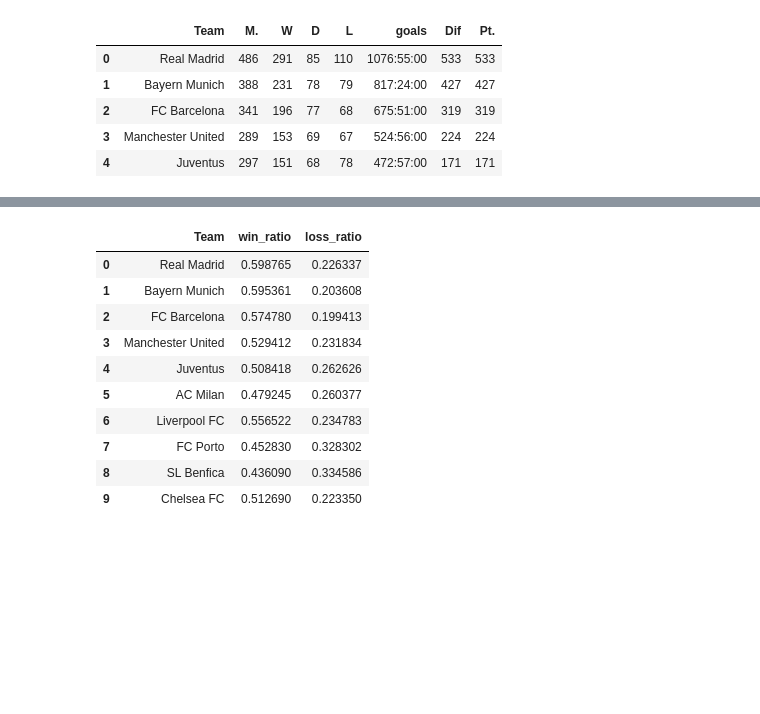
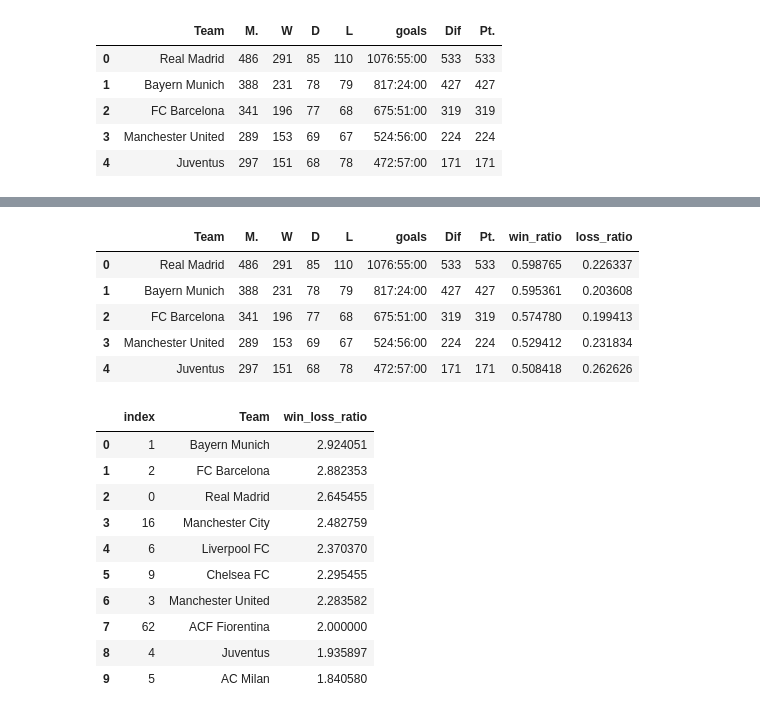
Before and after one commit to TanjiEvan/UEFA-CL-ANALYSIS-1955-2023-, a Jupyter notebook: Champions_League_Analysis.ipynb, the cells around one changed output, grey strips where cells are left out. Drawn from its saved outputs; the diff is of its cells as text; code cells hidden in the pictures; blank space fills up the shorter version.

```diff
--- a/Champions_League_Analysis.ipynb
+++ b/Champions_League_Analysis.ipynb
@@ -128,16 +130,0 @@ all_time.tail()
-# %%
-all_time["win_ratio"] = all_time["W"] / all_time["M."]
-all_time["loss_ratio"] = all_time["L"] / all_time["M."]
-all_time[["Team", "win_ratio", "loss_ratio"]].head(10)
-# %% [output]
-|  | Team | win_ratio | loss_ratio |
-| 0 | Real Madrid | 0.598765 | 0.226337 |
-| 1 | Bayern Munich | 0.595361 | 0.203608 |
-| 2 | FC Barcelona | 0.574780 | 0.199413 |
-| 3 | Manchester United | 0.529412 | 0.231834 |
-| 4 | Juventus | 0.508418 | 0.262626 |
-| 5 | AC Milan | 0.479245 | 0.260377 |
-| 6 | Liverpool FC | 0.556522 | 0.234783 |
-| 7 | FC Porto | 0.452830 | 0.328302 |
-| 8 | SL Benfica | 0.436090 | 0.334586 |
-| 9 | Chelsea FC | 0.512690 | 0.223350 |
@@ -151,0 +131,27 @@ fig.show()
+# %%
+filtered_df = all_time[all_time['M.'] > 31.5]
+filtered_df.head()
+# %% [output]
+|  | Team | M. | W | D | L | goals | Dif | Pt. | win_ratio | loss_ratio |
+| 0 | Real Madrid | 486 | 291 | 85 | 110 | 1076:55:00 | 533 | 533 | 0.598765 | 0.226337 |
+| 1 | Bayern Munich | 388 | 231 | 78 | 79 | 817:24:00 | 427 | 427 | 0.595361 | 0.203608 |
+| 2 | FC Barcelona | 341 | 196 | 77 | 68 | 675:51:00 | 319 | 319 | 0.574780 | 0.199413 |
+| 3 | Manchester United | 289 | 153 | 69 | 67 | 524:56:00 | 224 | 224 | 0.529412 | 0.231834 |
+| 4 | Juventus | 297 | 151 | 68 | 78 | 472:57:00 | 171 | 171 | 0.508418 | 0.262626 |
+# %%
+filtered_df["win_loss_ratio"] = filtered_df["W"] / all_time["L"]
+#filtered_df["loss_ratio"] = filtered_df["L"] / all_time["M."]
+top_10 =filtered_df[["Team", "win_loss_ratio"]].sort_values(by="win_loss_ratio",ascending=False).head(10).reset_index()
+top_10
+# %% [output]
+|  | index | Team | win_loss_ratio |
+| 0 | 1 | Bayern Munich | 2.924051 |
+| 1 | 2 | FC Barcelona | 2.882353 |
+| 2 | 0 | Real Madrid | 2.645455 |
+| 3 | 16 | Manchester City | 2.482759 |
+| 4 | 6 | Liverpool FC | 2.370370 |
+| 5 | 9 | Chelsea FC | 2.295455 |
+| 6 | 3 | Manchester United | 2.283582 |
+| 7 | 62 | ACF Fiorentina | 2.000000 |
+| 8 | 4 | Juventus | 1.935897 |
+| 9 | 5 | AC Milan | 1.840580 |
```
Also changed, not shown: parts of 14 cells of this notebook.
